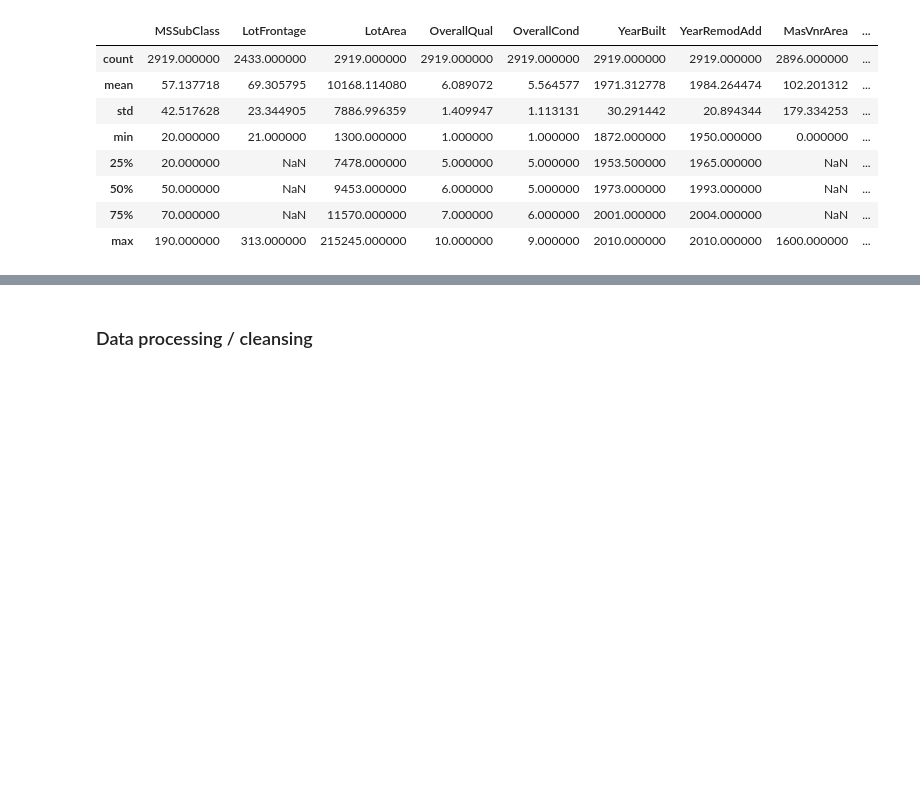
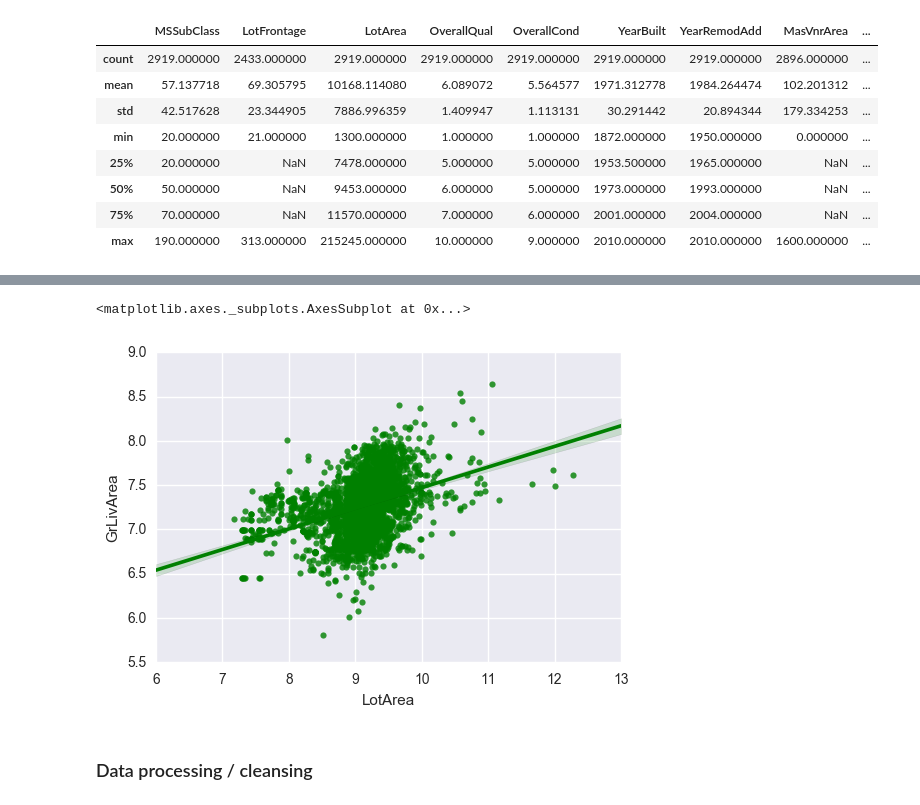
Before and after one commit to bshurick/kaggles, a Jupyter notebook: HousePrices/houseprices_nn.ipynb, the cells around one changed output, grey strips where cells are left out. Saved outputs shown, nothing was run; the diff lists cells and outputs as text; code cells hidden in the pictures; blank space fills up the shorter version.

```diff
--- a/HousePrices/houseprices_nn.ipynb
+++ b/HousePrices/houseprices_nn.ipynb
@@ -205,3 +211,8 @@ sns.distplot(full.LotFrontage.dropna())
+# %%
+sns.regplot(np.log1p(full.LotArea), np.log1p(full.GrLivArea), color='g', ci=95)
+# %% [output]
+<matplotlib.axes._subplots.AxesSubplot at 0x...>
+[figure, added]
 # %% [markdown]
 ### Data processing / cleansing
 # %%
```
Also changed, not shown: parts of 21 cells of this notebook.
